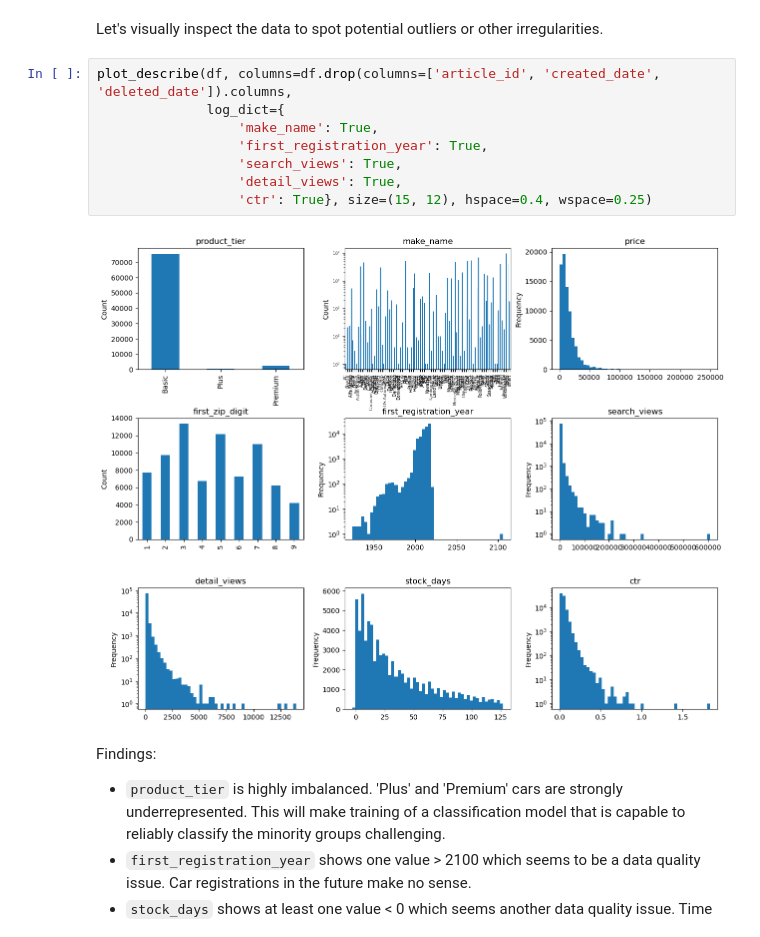
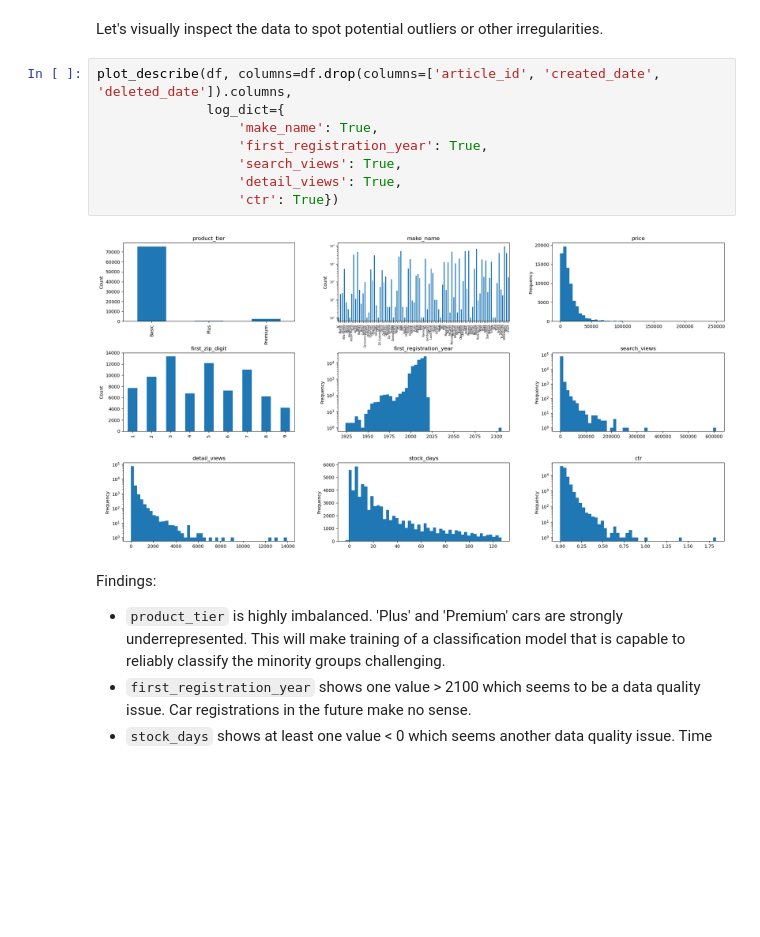
Before and after one commit to julienOlivier3/Coding_Challenge_Cars, a Jupyter notebook: Prediction_Car_Market_Platform.ipynb, the cells around one changed output. Drawn from its saved outputs; the diff is of its cells as text; blank space fills up the shorter version.

```diff
--- a/Prediction_Car_Market_Platform.ipynb
+++ b/Prediction_Car_Market_Platform.ipynb
@@ -125,13 +129,13 @@ Let's visually inspect the data to spot potential outliers or other irregulariti
 # %%
 plot_describe(df, columns=df.drop(columns=['article_id', 'created_date', 'deleted_date']).columns,
               log_dict={
                   'make_name': True,
                   'first_registration_year': True,
                   'search_views': True,
                   'detail_views': True,
-                  'ctr': True}, size=(15, 12), hspace=0.4, wspace=0.25)
+                  'ctr': True})
 # %% [output]
-[figure, old version]
+[figure, new version]
 # %% [markdown]
 Findings:
 - `product_tier` is highly imbalanced. 'Plus' and 'Premium' cars are strongly underrepresented. This will make training of a classification model that is capable to reliably classify the minority groups challenging.
```
Also changed, not shown: parts of 31 cells of this notebook, 2 other files.
